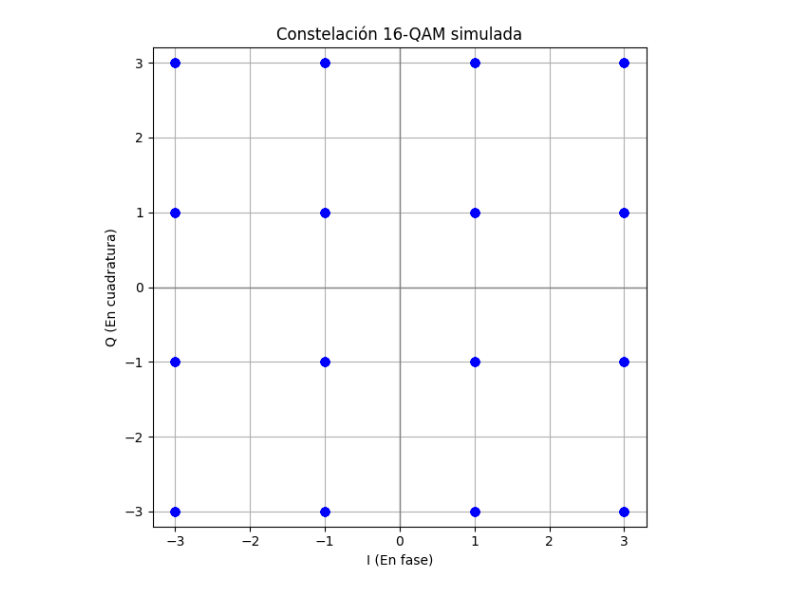
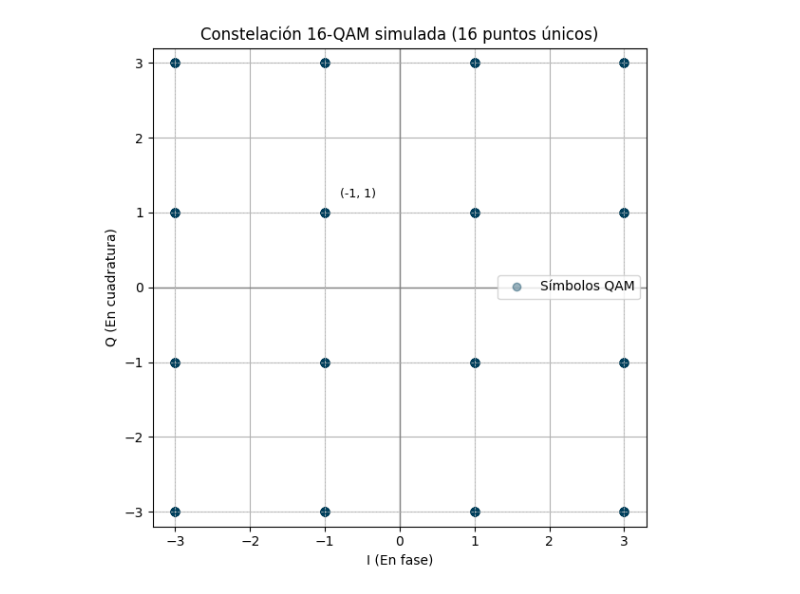
Before and after one commit to Jose-Luis-Ortiz-Alvarez/Proyecto_Final_SyS, a Jupyter notebook: Conceptos_clave.ipynb, the cells around one changed output. Drawn from its saved outputs; the diff is of its cells as text; code cells hidden in the pictures.

```diff
--- a/Conceptos_clave.ipynb
+++ b/Conceptos_clave.ipynb
@@ -284,31 +575,46 @@ Cada punto de la constelación representa una combinación distinta de bits. Por
 # %%
 import numpy as np
 import matplotlib.pyplot as plt
 
 # Mapeo QAM (4 niveles en I y Q): {-3, -1, +1, +3}
 niveles = [-3, -1, 1, 3]
 
 # Número de símbolos
 N = 1000
 
 # Generar I y Q aleatorios
 I = np.random.choice(niveles, size=N)
 Q = np.random.choice(niveles, size=N)
 
 # Formar señal compleja (modulada)
-s = I + 1j*Q
+s = I + 1j * Q
 
 # Graficar constelación
 plt.figure(figsize=(6, 6))
-plt.plot(np.real(s), np.imag(s), 'bo', alpha=0.4)
+
+# Puntos de la constelación con azul oscuro
+plt.plot(np.real(s), np.imag(s), 'o', color='#003f5c', alpha=0.4, label='Símbolos QAM')
+
+# Ejes principales
 plt.axhline(0, color='gray', linewidth=1)
 plt.axvline(0, color='gray', linewidth=1)
-plt.title('Constelación 16-QAM simulada')
+
+# Líneas guías para mostrar niveles de I y Q
+for level in niveles:
+    plt.axhline(level, color='lightgray', linestyle='--', linewidth=0.5)
+    plt.axvline(level, color='lightgray', linestyle='--', linewidth=0.5)
+
+# Anotar el primer símbolo como ejemplo
+plt.text(np.real(s[0]) + 0.2, np.imag(s[0]) + 0.2, f"({I[0]}, {Q[0]})", fontsize=9, color='black')
+
+# Configuración del gráfico
+plt.title(f'Constelación 16-QAM simulada ({len(set(s))} puntos únicos)')
 plt.xlabel('I (En fase)')
 plt.ylabel('Q (En cuadratura)')
 plt.grid(True)
 plt.axis('equal')
+plt.legend()
 plt.tight_layout()
 plt.show()
 # %% [output]
-[figure, old version]
+[figure, new version]
```
Also changed, not shown: parts of 24 cells of this notebook.
